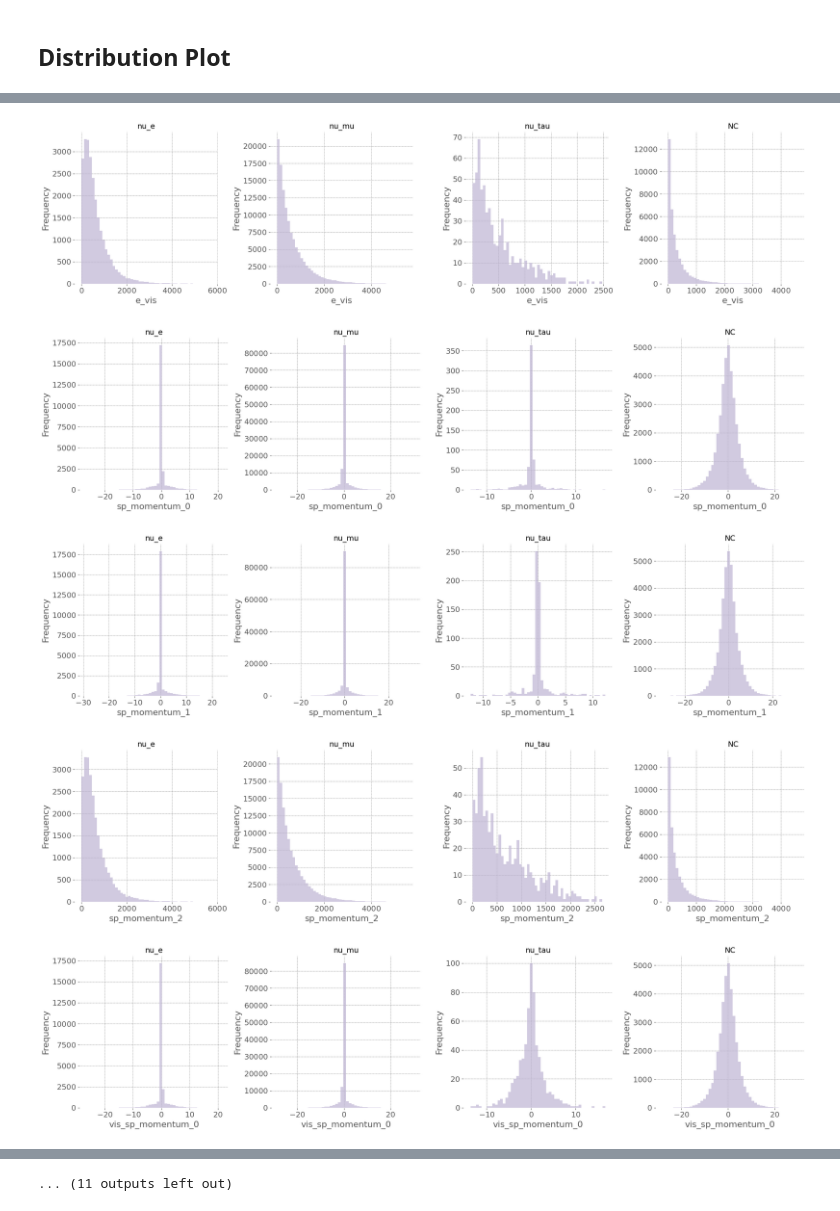
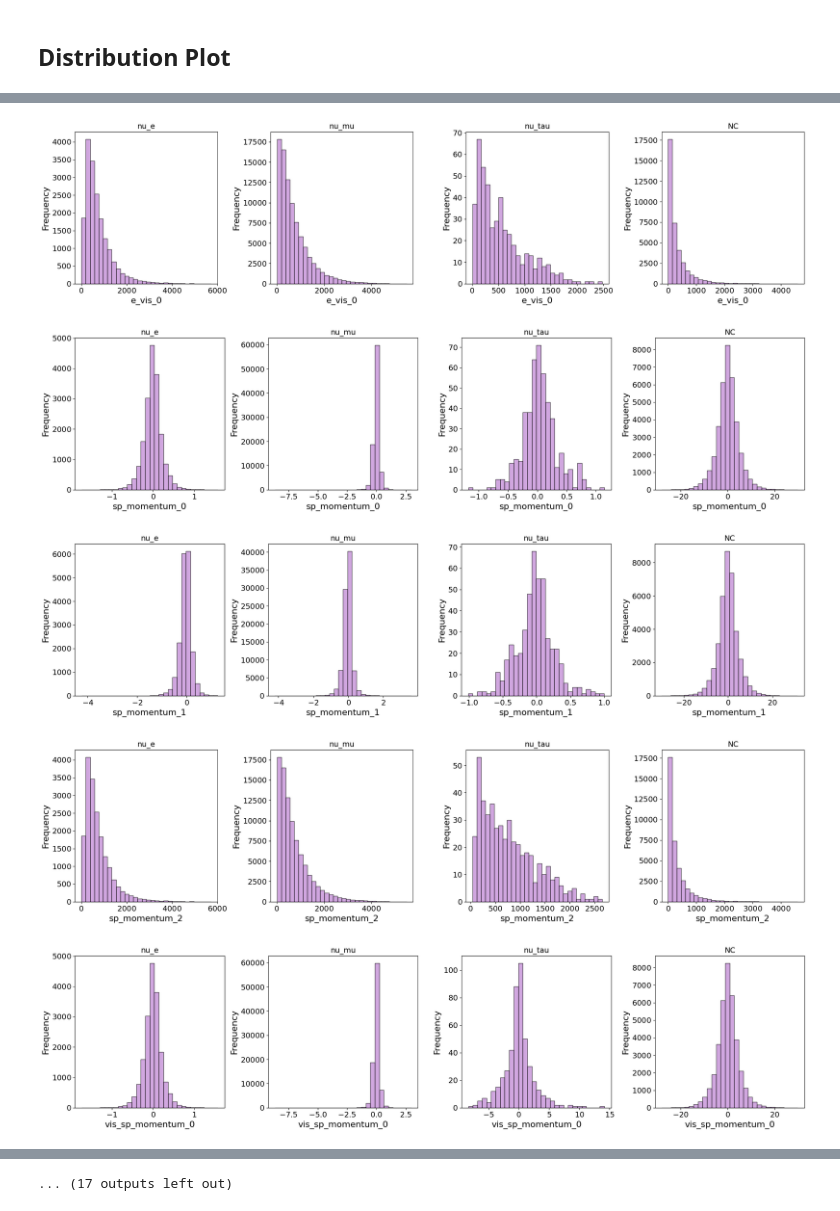
Before and after one commit to Fabiocufino/ETH_faser, a Jupyter notebook: Pre_analysis/distribution.ipynb, the cells around one changed output, grey strips where cells are left out. Cells and saved outputs as stored; diff of their text form; code cells hidden in the pictures.

Commit message:
END: distribution plots

```diff
--- a/Pre_analysis/distribution.ipynb
+++ b/Pre_analysis/distribution.ipynb
@@ -30,5 +26,3 @@ output_folder = "."
 # %%
-features_to_load = ["run_number", "event_id", "is_cc", "in_neutrino_pdg", "out_lepton_pdg"]
-
-# Load data
-data_filter = load_variables_from_npz(folder_path, features_to_load)
+id_features = ["run_number", "event_id", "is_cc", "in_neutrino_pdg"]
+data_filter = load_variables_from_npz(folder_path, id_features)
@@ -98,6 +60,0 @@ file_names_nu_tau = [os.path.join(folder_path, "{}_{}.npz".format(int(run_number
-# %%
-#load data from .npz files
-data_nu_e = np.load(f"{output_folder}/nu_e.npz")
-data_nu_mu = np.load(f"{output_folder}/nu_mu.npz")
-data_nu_tau = np.load(f"{output_folder}/nu_tau.npz")
-data_nc = np.load(f"{output_folder}/nc.npz")
@@ -122,0 +61,23 @@ faser_cal_energy (24468,)
+# %%
+#if the files exist load the data otherwise create the files
+if os.path.exists(f"{output_folder}/data_nc.npz") and os.path.exists(f"{output_folder}/data_nu_e.npz") and os.path.exists(f"{output_folder}/data_nu_mu.npz") and os.path.exists(f"{output_folder}/data_nu_tau.npz"):
+    print("Data already saved in .npz files, load them.")
+    data_nc = np.load(f"{output_folder}/data_nc.npz", allow_pickle=True)
+    data_nu_e = np.load(f"{output_folder}/data_nu_e.npz", allow_pickle=True)
+    data_nu_mu = np.load(f"{output_folder}/data_nu_mu.npz", allow_pickle=True)
+    data_nu_tau = np.load(f"{output_folder}/data_nu_tau.npz", allow_pickle=True)
+    print("Data loaded from .npz files")
+
+else:
+    print
+    data_nc     = load_variables_from_npz(folder_path, variables_to_extract, num_workers=28, file_selected=file_names_nc)
+    data_nu_e   = load_variables_from_npz(folder_path, variables_to_extract, num_workers=28, file_selected=file_names_nu_e)
+    data_nu_mu  = load_variables_from_npz(folder_path, variables_to_extract, num_workers=28, file_selected=file_names_nu_mu)
+    data_nu_tau = load_variables_from_npz(folder_path, variables_to_extract, num_workers=28, file_selected=file_names_nu_tau)
+
+    np.savez(f"{output_folder}/data_nc.npz", **data_nc)
+    np.savez(f"{output_folder}/data_nu_e.npz", **data_nu_e)
+    np.savez(f"{output_folder}/data_nu_mu.npz", **data_nu_mu)
+    np.savez(f"{output_folder}/data_nu_tau.npz", **data_nu_tau)
+
+    print("Data saved in .npz files")
@@ -127,2 +88,0 @@ feat_plot = ["e_vis", "sp_momentum", "vis_sp_momentum", "jet_momentum", "pt_miss
-# %%
-plt.style.use('ggplot')
@@ -212,10 +138,10 @@ def plot_histograms(data_nu_e, data_nu_mu, data_nu_tau, data_nc, variable_name,
 # %%
 # Example usage to plot 'e_vis'
-for feat in feat_plot:
-    plot_histograms(data_nu_e, data_nu_mu, data_nu_tau, data_nc, feat, bins=50, figsize=(20, 5))
+for feat in variables_to_extract:
+    plot_histograms(data_nu_e, data_nu_mu, data_nu_tau, data_nc, feat, bins=16, figsize=(20, 5))
 # %% [output]
-[figure, old version]
+[figure, new version]
-[figure, old version]
+[figure, new version]
-[figure, old version]
+[figure, new version]
-[figure, old version]
+[figure, new version]
-[figure, old version]
+[figure, new version]
@@ -229 +155 @@ for feat in feat_plot:
-... (11 outputs left out)
+... (17 outputs left out)
```
Also changed, not shown: parts of 23 cells of this notebook, 11 other files.
